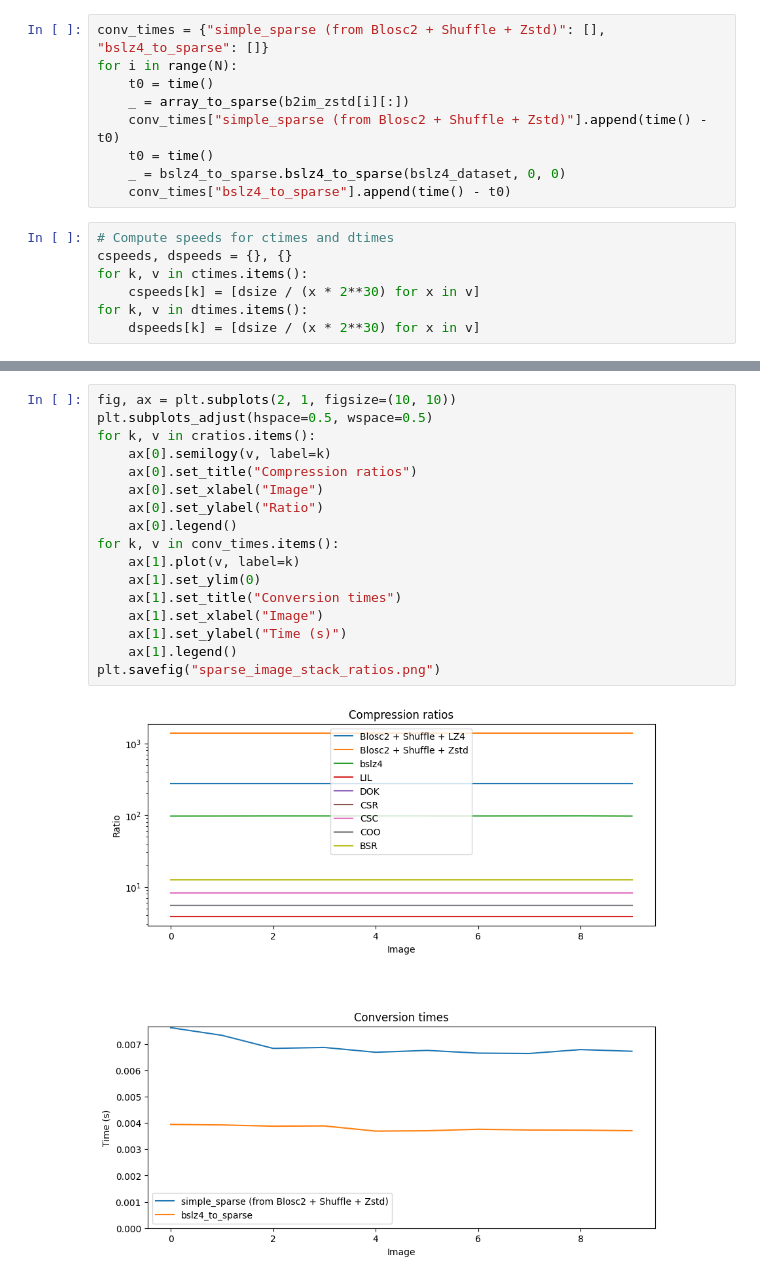
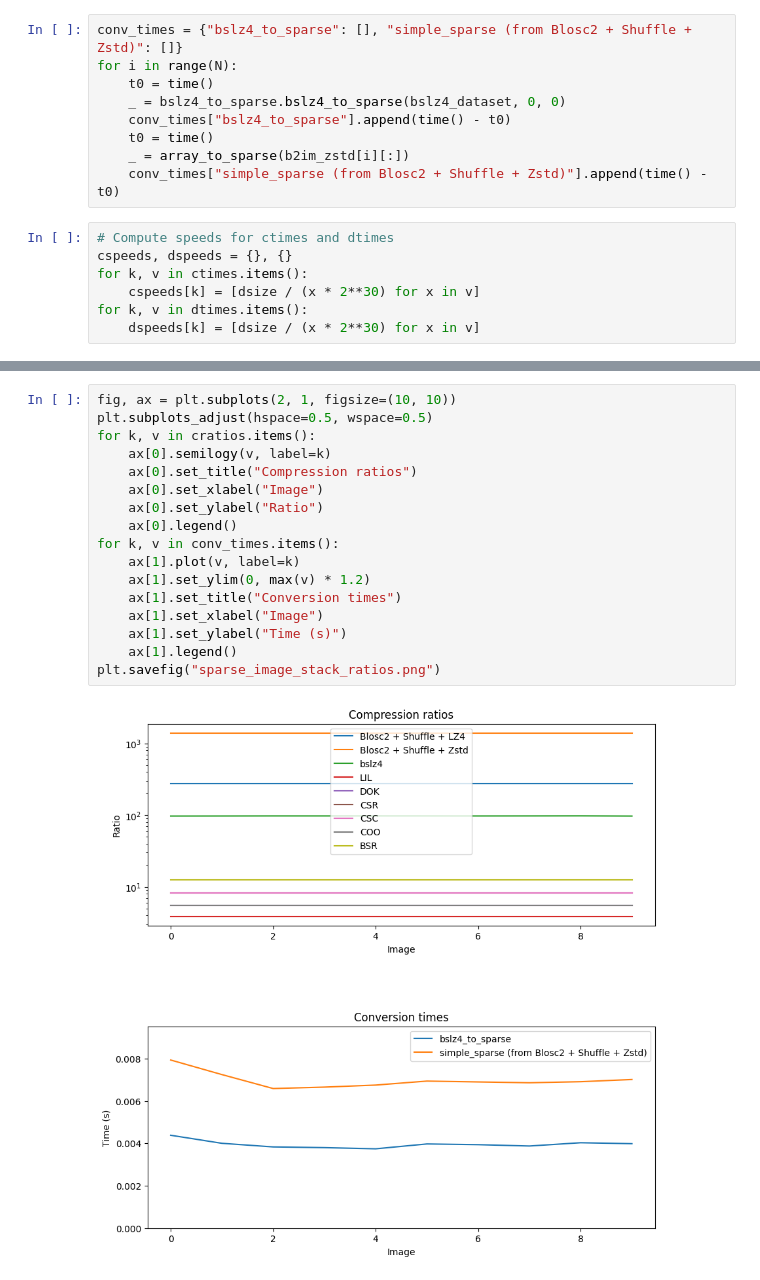
Before and after one commit to Blosc/leaps-examples, a Jupyter notebook: sparse/blosc2-vs-canonical-Intel.ipynb, the cells around one changed output, grey strips where cells are left out. Cells and saved outputs as stored; diff of their text form.

Commit message:
Update bench for blosc2 with canonical sparse arrays

```diff
--- a/sparse/blosc2-vs-canonical-Intel.ipynb
+++ b/sparse/blosc2-vs-canonical-Intel.ipynb
@@ -147,14 +147,14 @@ for i in range(N):
     _ = bsr.toarray()
     dtimes_bsr.append(time() - t0)
 # %%
-conv_times = {"simple_sparse (from Blosc2 + Shuffle + Zstd)": [], "bslz4_to_sparse": []}
+conv_times = {"bslz4_to_sparse": [], "simple_sparse (from Blosc2 + Shuffle + Zstd)": []}
 for i in range(N):
+    t0 = time()
+    _ = bslz4_to_sparse.bslz4_to_sparse(bslz4_dataset, 0, 0)
+    conv_times["bslz4_to_sparse"].append(time() - t0)
     t0 = time()
     _ = array_to_sparse(b2im_zstd[i][:])
     conv_times["simple_sparse (from Blosc2 + Shuffle + Zstd)"].append(time() - t0)
-    t0 = time()
-    _ = bslz4_to_sparse.bslz4_to_sparse(bslz4_dataset, 0, 0)
-    conv_times["bslz4_to_sparse"].append(time() - t0)
 # %%
 # Compute speeds for ctimes and dtimes
 cspeeds, dspeeds = {}, {}
@@ -214,19 +214,19 @@ plt.savefig("sparse_image_stack_speeds.png")
 # %%
 fig, ax = plt.subplots(2, 1, figsize=(10, 10))
 plt.subplots_adjust(hspace=0.5, wspace=0.5)
 for k, v in cratios.items():
     ax[0].semilogy(v, label=k)
     ax[0].set_title("Compression ratios")
     ax[0].set_xlabel("Image")
     ax[0].set_ylabel("Ratio")
     ax[0].legend()
 for k, v in conv_times.items():
     ax[1].plot(v, label=k)
-    ax[1].set_ylim(0)
+    ax[1].set_ylim(0, max(v) * 1.2)
     ax[1].set_title("Conversion times")
     ax[1].set_xlabel("Image")
     ax[1].set_ylabel("Time (s)")
     ax[1].legend()
 plt.savefig("sparse_image_stack_ratios.png")
 # %% [output]
-[figure, old version]
+[figure, new version]
```
Also changed, not shown: parts of 2 cells of this notebook.
